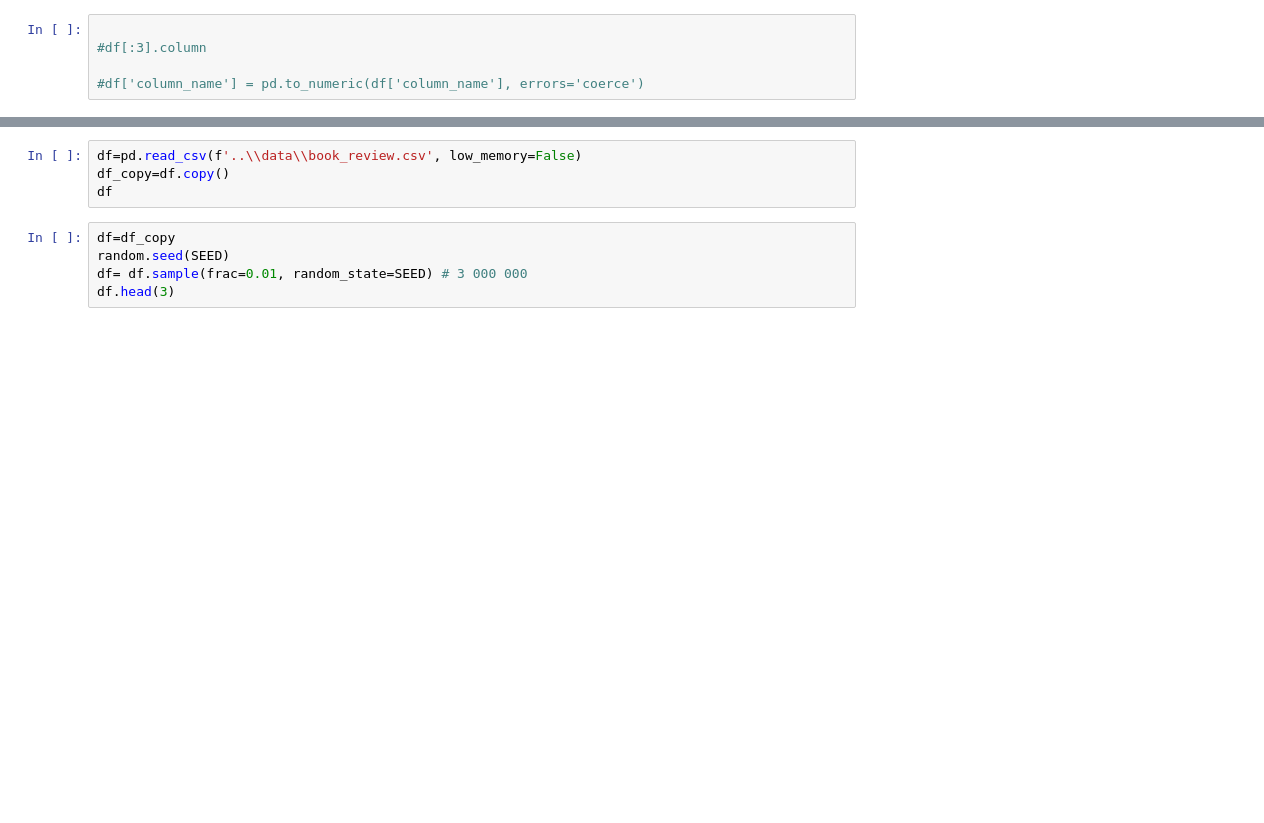
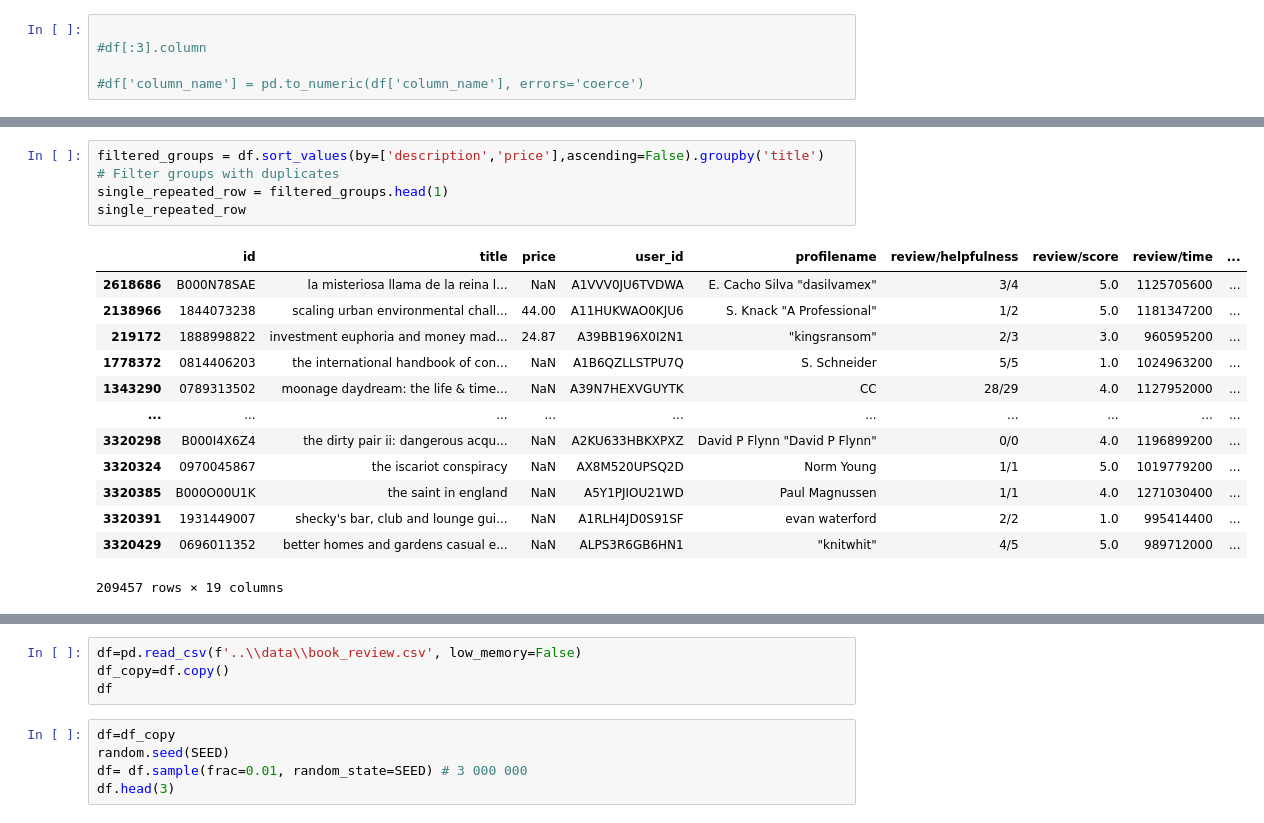
Before and after one commit to alijafarixcs/ds-capstone, a Jupyter notebook: notebooks/Ali_EDA.ipynb, the cells around one changed output, grey strips where cells are left out. Drawn from its saved outputs; the diff is of its cells as text; blank space fills up the shorter version.

```diff
--- a/notebooks/Ali_EDA.ipynb
+++ b/notebooks/Ali_EDA.ipynb
@@ -117 +87,19 @@ ratingsCount          1360694
 dtype: int64
+# %%
+filtered_groups = df.sort_values(by=['description','price'],ascending=False).groupby('title')  # Filter groups with duplicates
+single_repeated_row = filtered_groups.head(1)
+single_repeated_row
+# %% [output]
+|  | id | title | price | user_id | profilename | review/helpfulness | review/score | review/time | ... |
+| 2618686 | B000N78SAE | la misteriosa llama de la reina l... | NaN | A1VVV0JU6TVDWA | E. Cacho Silva "dasilvamex" | 3/4 | 5.0 | 1125705600 | ... |
+| 2138966 | 1844073238 | scaling urban environmental chall... | 44.00 | A11HUKWAO0KJU6 | S. Knack "A Professional" | 1/2 | 5.0 | 1181347200 | ... |
+| 219172 | 1888998822 | investment euphoria and money mad... | 24.87 | A39BB196X0I2N1 | "kingsransom" | 2/3 | 3.0 | 960595200 | ... |
+| 1778372 | 0814406203 | the international handbook of con... | NaN | A1B6QZLLSTPU7Q | S. Schneider | 5/5 | 1.0 | 1024963200 | ... |
+| 1343290 | 0789313502 | moonage daydream: the life & time... | NaN | A39N7HEXVGUYTK | CC | 28/29 | 4.0 | 1127952000 | ... |
+| ... | ... | ... | ... | ... | ... | ... | ... | ... | ... |
+| 3320298 | B000I4X6Z4 | the dirty pair ii: dangerous acqu... | NaN | A2KU633HBKXPXZ | David P Flynn "David P Flynn" | 0/0 | 4.0 | 1196899200 | ... |
+| 3320324 | 0970045867 | the iscariot conspiracy | NaN | AX8M520UPSQ2D | Norm Young | 1/1 | 5.0 | 1019779200 | ... |
+| 3320385 | B000O00U1K | the saint in england | NaN | A5Y1PJIOU21WD | Paul Magnussen | 1/1 | 4.0 | 1271030400 | ... |
+| 3320391 | 1931449007 | shecky's bar, club and lounge gui... | NaN | A1RLH4JD0S91SF | evan waterford | 2/2 | 1.0 | 995414400 | ... |
+| 3320429 | 0696011352 | better homes and gardens casual e... | NaN | ALPS3R6GB6HN1 | "knitwhit" | 4/5 | 5.0 | 989712000 | ... |
+209457 rows × 19 columns
```
Also changed, not shown: parts of 11 cells of this notebook, 5 other files.
